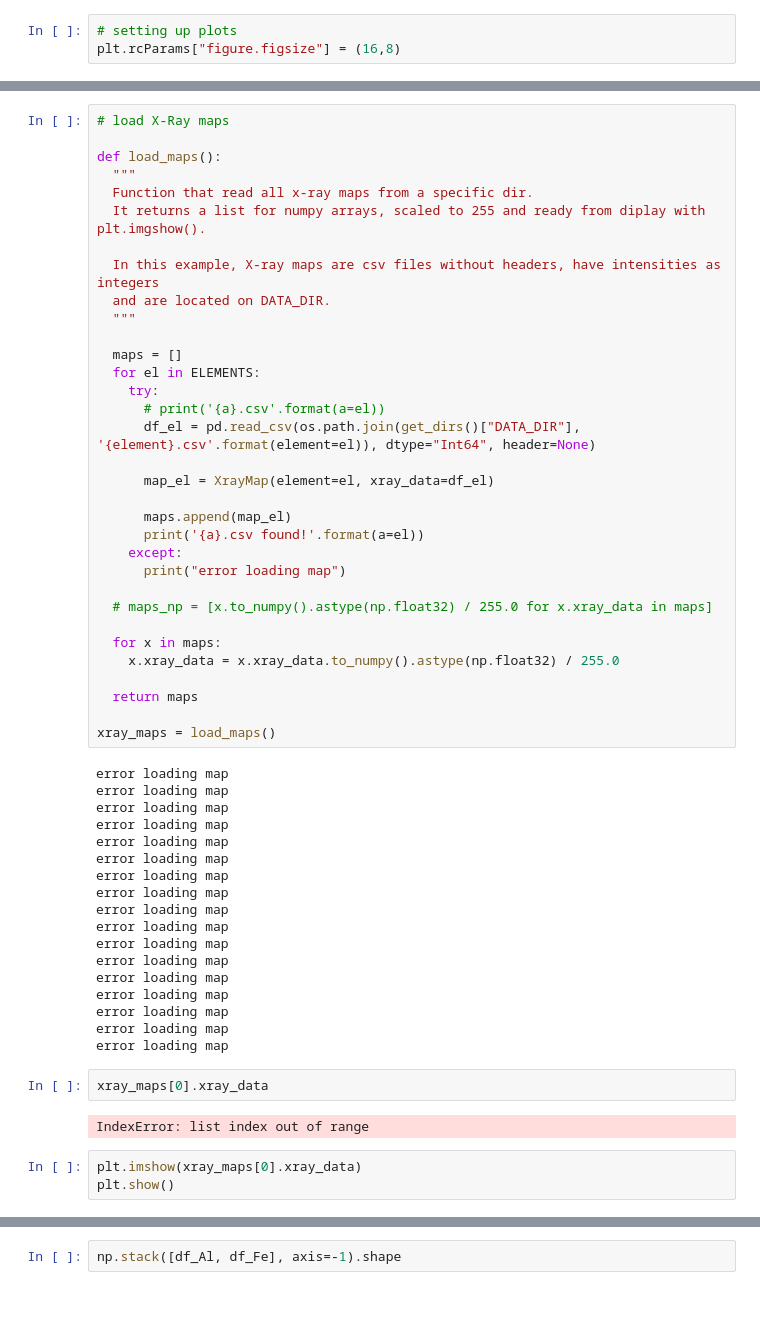
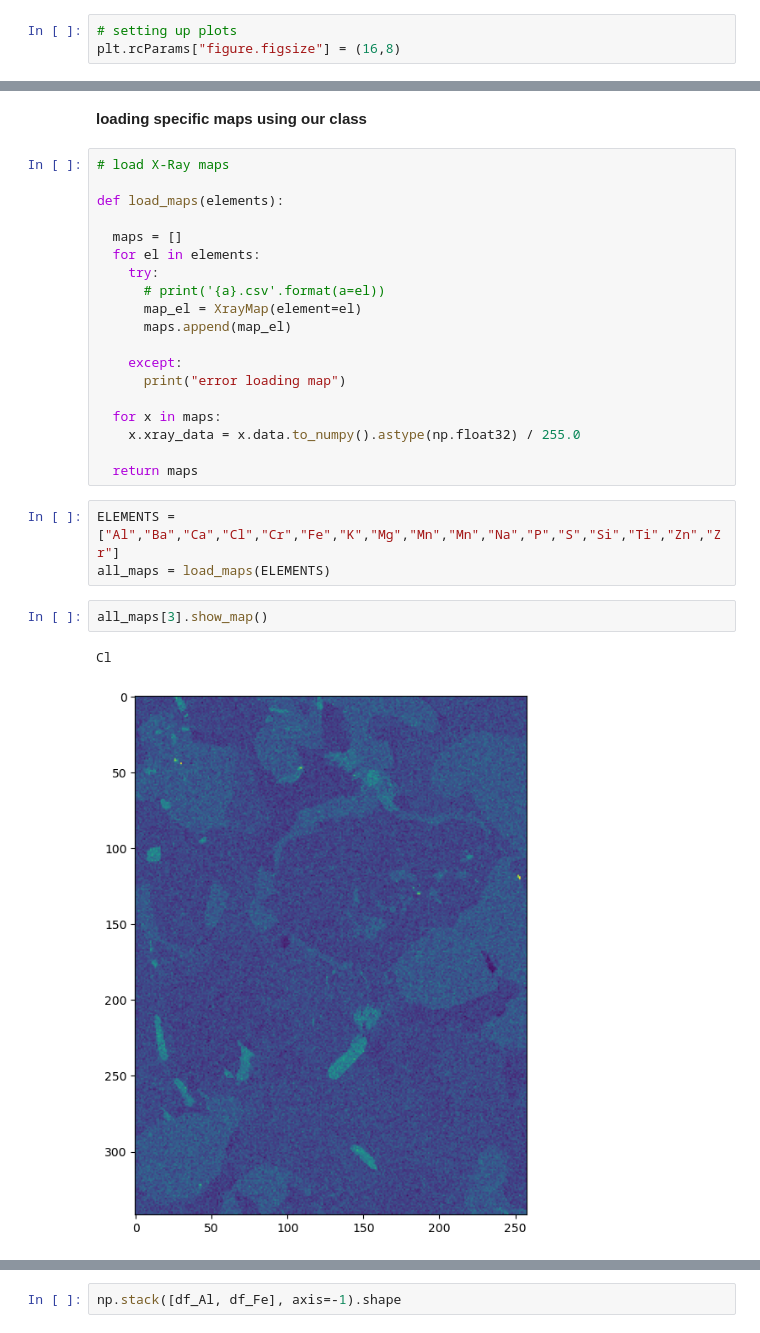
Before and after one commit to luschiro/xmapy, a Jupyter notebook: xmapy_tests.ipynb, the cells around one changed output, grey strips where cells are left out. Cells and saved outputs as stored; diff of their text form; blank space fills up the shorter version.

```diff
--- a/xmapy_tests.ipynb
+++ b/xmapy_tests.ipynb
@@ -72,59 +65,30 @@ al_map.show_map()
 [figure]
+# %% [markdown]
+**loading specific maps using our class**
 # %%
 # load X-Ray maps
 
-def load_maps():
-  """
-  Function that read all x-ray maps from a specific dir.
-  It returns a list for numpy arrays, scaled to 255 and ready from diplay with plt.imgshow().
-
-  In this example, X-ray maps are csv files without headers, have intensities as integers
-  and are located on DATA_DIR.
-  """
+def load_maps(elements):
 
   maps = []
-  for el in ELEMENTS:
+  for el in elements:
     try:
       # print('{a}.csv'.format(a=el))
-      df_el = pd.read_csv(os.path.join(get_dirs()["DATA_DIR"], '{element}.csv'.format(element=el)), dtype="Int64", header=None)
+      map_el = XrayMap(element=el)
+      maps.append(map_el)
 
-      map_el = XrayMap(element=el, xray_data=df_el)
-
-      maps.append(map_el)
-      print('{a}.csv found!'.format(a=el))
     except:
       print("error loading map")
 
-  # maps_np = [x.to_numpy().astype(np.float32) / 255.0 for x.xray_data in maps]
-
   for x in maps:
-    x.xray_data = x.xray_data.to_numpy().astype(np.float32) / 255.0
+    x.xray_data = x.data.to_numpy().astype(np.float32) / 255.0
 
   return maps
-
-xray_maps = load_maps()
-# %% [output]
-error loading map
-error loading map
-error loading map
-error loading map
-error loading map
-error loading map
-error loading map
-error loading map
-error loading map
-error loading map
-error loading map
-error loading map
-error loading map
-error loading map
-error loading map
-error loading map
-error loading map
-# %%
-xray_maps[0].xray_data
-# %% [output]
-IndexError: list index out of range
-# %%
-plt.imshow(xray_maps[0].xray_data)
-plt.show()
+# %%
+ELEMENTS = ["Al","Ba","Ca","Cl","Cr","Fe","K","Mg","Mn","Mn","Na","P","S","Si","Ti","Zn","Zr"]
+all_maps = load_maps(ELEMENTS)
+# %%
+all_maps[3].show_map()
+# %% [output]
+Cl
+[figure, added]
```
Also changed, not shown: parts of 8 cells of this notebook, 2 other files.
